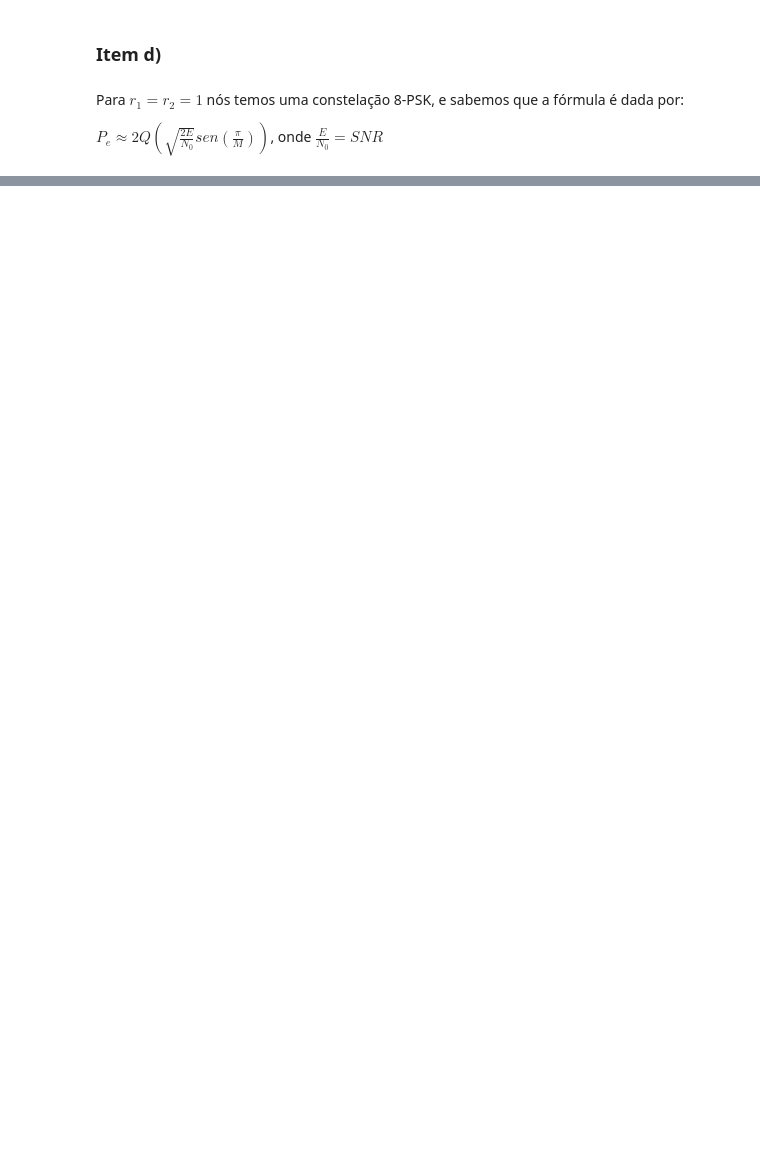
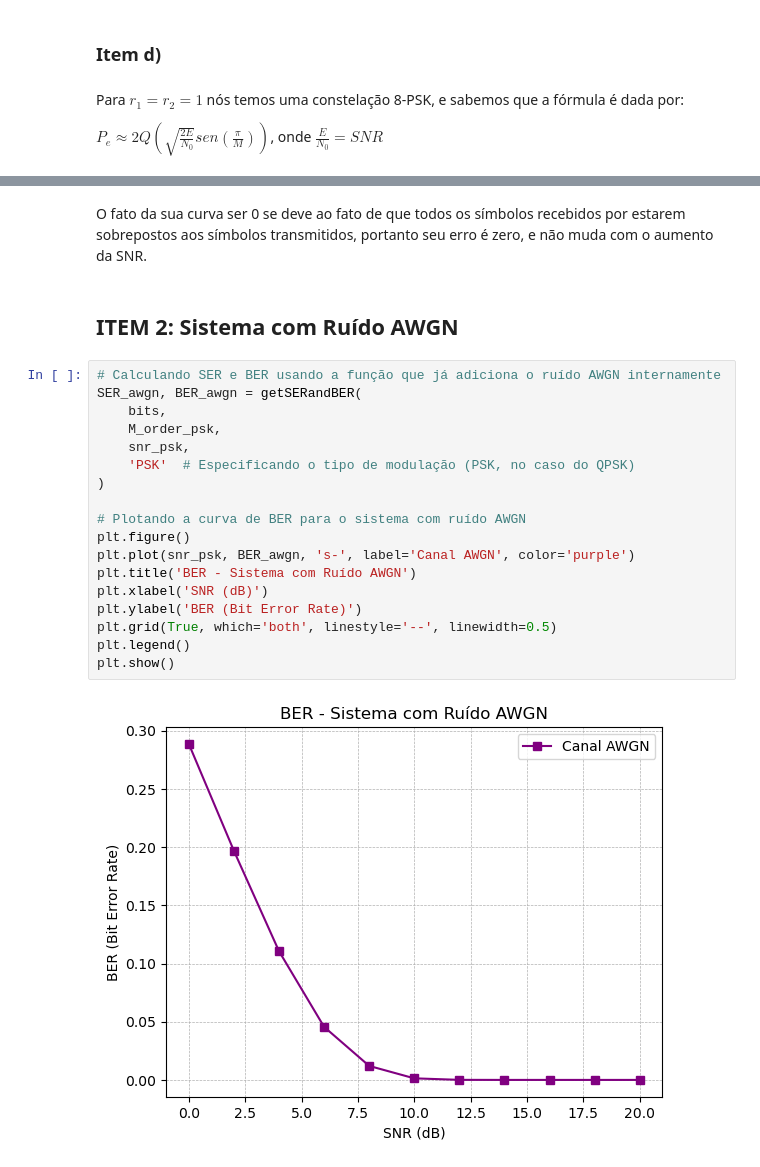
Before and after one commit to vitorfraga12/Sistemas-de-Comunicacoes-Digitais, a Jupyter notebook: Homework2.ipynb, the cells around one changed output, grey strips where cells are left out. Drawn from its saved outputs; the diff is of its cells as text; blank space fills up the shorter version.

```diff
--- a/Homework2.ipynb
+++ b/Homework2.ipynb
@@ -129,0 +272,24 @@ plt.show()
+# %% [markdown]
+O fato da sua curva ser 0 se deve ao fato de que todos os símbolos recebidos por estarem sobrepostos aos símbolos transmitidos, portanto seu erro é zero, e não muda com o aumento da SNR.
+# %% [markdown]
+## ITEM 2: Sistema com Ruído AWGN
+# %%
+# Calculando SER e BER usando a função que já adiciona o ruído AWGN internamente
+SER_awgn, BER_awgn = getSERandBER(
+    bits,
+    M_order_psk,
+    snr_psk,
+    'PSK'  # Especificando o tipo de modulação (PSK, no caso do QPSK)
+)
+
+# Plotando a curva de BER para o sistema com ruído AWGN
+plt.figure()
+plt.plot(snr_psk, BER_awgn, 's-', label='Canal AWGN', color='purple')
+plt.title('BER - Sistema com Ruído AWGN')
+plt.xlabel('SNR (dB)')
+plt.ylabel('BER (Bit Error Rate)')
+plt.grid(True, which='both', linestyle='--', linewidth=0.5)
+plt.legend()
+plt.show()
+# %% [output]
+[figure, added]
```
Also changed, not shown: parts of 31 cells of this notebook, 2 other files.
